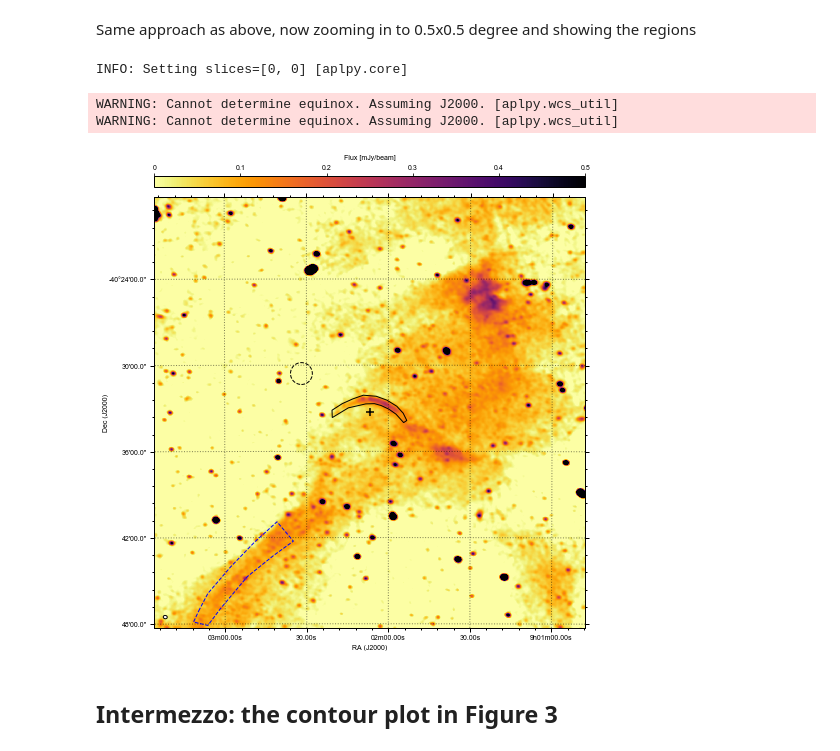
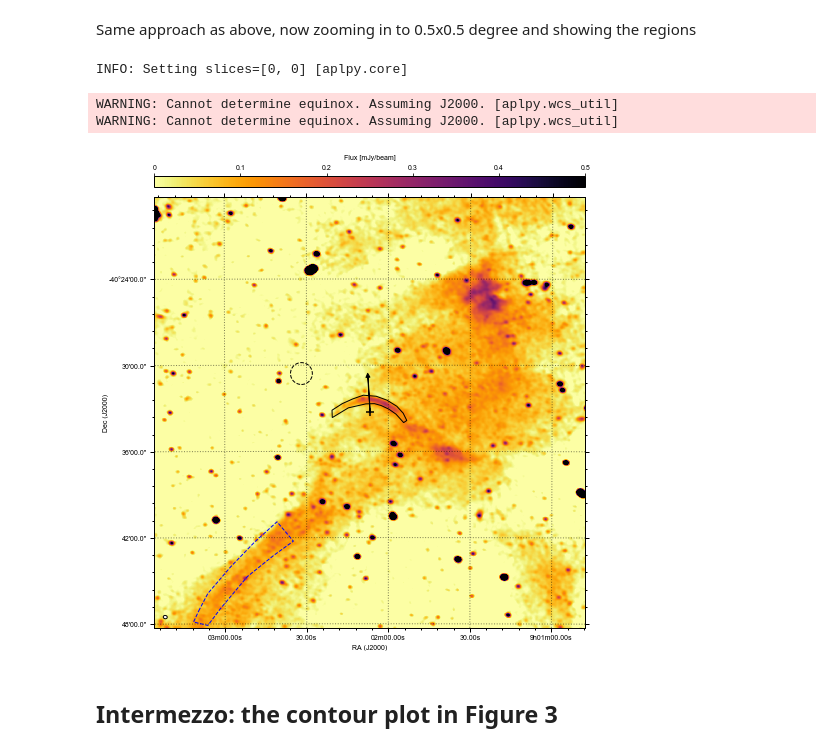
Before and after one commit to jvandeneijnden/VelaX-1-MKAT, a Jupyter notebook: Vela X-1 Bowshock Reproduction Notebook.ipynb, the cells around one changed output. Saved outputs shown, nothing was run; the diff lists cells and outputs as text; code cells hidden in the pictures.

Commit message:
Added arrow to figure 2

```diff
--- a/Vela X-1 Bowshock Reproduction Notebook.ipynb
+++ b/Vela X-1 Bowshock Reproduction Notebook.ipynb
@@ -190,6 +190,10 @@ cg.show_markers(ra, dec, layer='marker_set_1',
 # Show the regions:
 cg.show_regions('Figure1_2/bowshock_ds9_IMAGE.reg')
 cg.show_regions('Figure1_2/filament_IMcoord.reg')
+
+# add the direction of movement:
+L = 0.01
+cg.show_arrows(ra, dec, L*0.38, L*4.58, width=1, color='k')
 
 cg.add_beam()
 cg.beam.show()
@@ -225,34 +229,34 @@ cg.grid.set_linewidth(1)
 
 ax = fig.add_subplot(111)
 fakedata = np.asarray([[],[]])
 plt.imshow(fakedata,aspect='auto',origin='lower',vmin=0.0,vmax=5e-4,cmap=CM,rasterized=True)
 
 cb = plt.colorbar(orientation='horizontal', cmap=CM, shrink=1, aspect=40, pad=0,
                   fraction=1.0,drawedges=True)
 
 cb.set_label(r'Flux [mJy/beam]', fontsize=7, fontweight='medium', family='arial', labelpad=5)
 cb.set_ticks([0., 0.0001, 0.0002, 0.0003, 0.0004, 0.0005], update_ticks=True)#0.0006, 0.0007, 0.0008, 0.0009, 0.001], update_ticks=True)
 cb.set_ticklabels(['0', '0.1', '0.2', '0.3', '0.4', '0.5'])#, '0.6', '0.7', '0.8', '0.9', '1'])
 cb.ax.xaxis.set_tick_params(pad=2)
 cb.ax.tick_params(labelsize=7)
 cb.outline.set_linewidth(1)
 cb.dividers.set_color('none')
 
 cb.ax.xaxis.set_ticks_position('top')
 cb.ax.xaxis.set_label_position('top')
 
 for l in cb.ax.xaxis.get_ticklabels():
     l.set_family("arial")
 
 ax.axis('off')
 
 plt.tight_layout()
 plt.savefig('Figure1_2/bowshock.png', dpi=300)
 # %% [output]
 INFO: Setting slices=[0, 0] [aplpy.core]
 WARNING: Cannot determine equinox. Assuming J2000. [aplpy.wcs_util]
 WARNING: Cannot determine equinox. Assuming J2000. [aplpy.wcs_util]
-[figure, old version]
+[figure, new version]
 # %% [markdown]
 ## Intermezzo: the contour plot in Figure 3
 # %% [markdown]
```
Also changed, not shown: 1 other file.
